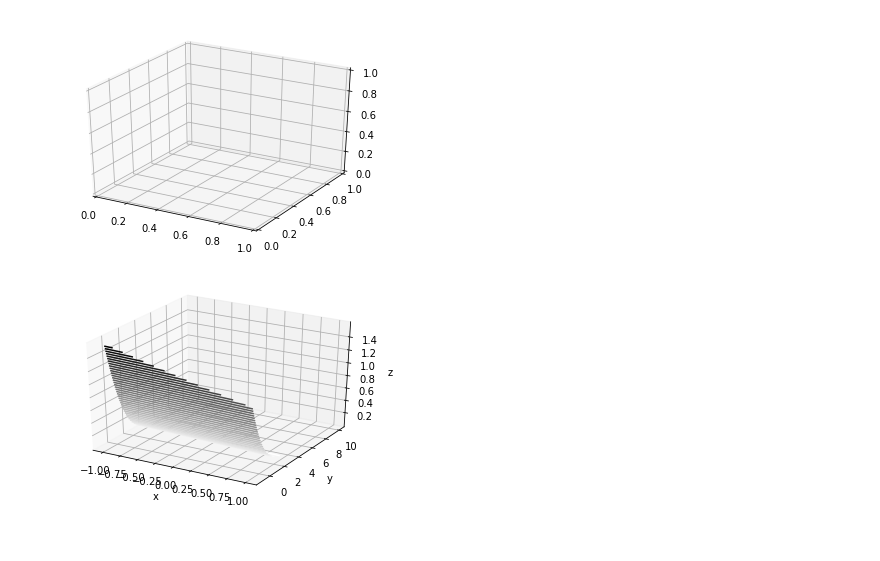
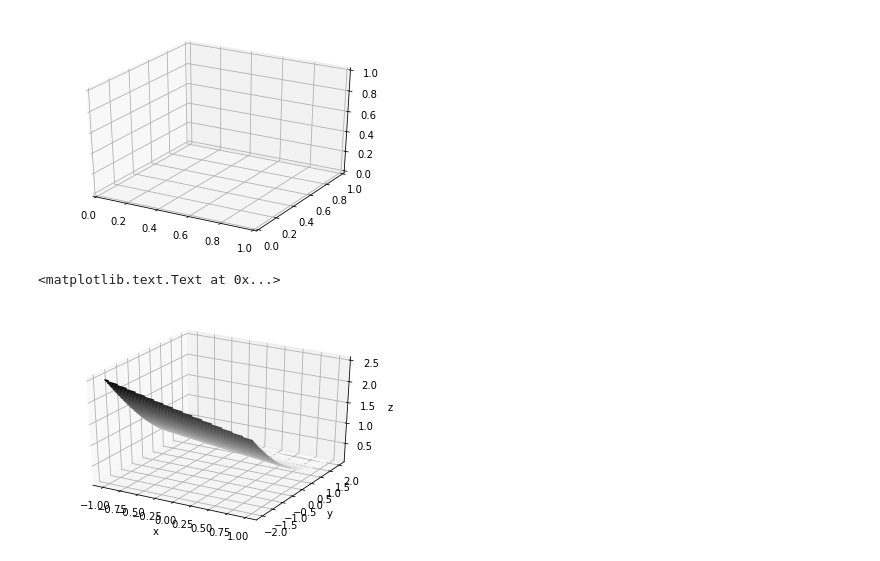
Before and after one commit to hackintoshrao/blog-posts, a Jupyter notebook: Neural Nets/Building Neural Nets From Scratch/Part 2/code/gradient_descent_visualization.ipynb, the cells around one changed output. Cells and saved outputs as stored; diff of their text form; code cells hidden in the pictures.

```diff
--- a/Neural Nets/Building Neural Nets From Scratch/Part 2/code/gradient_descent_visualization.ipynb
+++ b/Neural Nets/Building Neural Nets From Scratch/Part 2/code/gradient_descent_visualization.ipynb
@@ -6,14 +6,15 @@ import math
 import numpy as np
 # Fetch the data
 url = "https://raw.githubusercontent.com/hackintoshrao/blog-posts/master/Neural%20Nets/Building%20Neural%20Nets%20From%20Scratch/Part%202/code/HR_comma_sep.csv"
+s = requests.get(url).content
 data = pd.read_csv(io.StringIO(s.decode('utf-8')))
 
 subset_data = data.filter(["satisfaction_level","left"],axis=1)
-training_examples = new.drop(["left"], axis=1)
+training_examples = subset_data.drop(["left"], axis=1)
 
 training_data = training_examples.values
-
+training_data = training_data[:1000]
 labels = subset_data.filter(["left"],axis=1).values
-
+labels = labels[:1000]
 print(training_examples.head())
 # %% [output]
@@ -26,8 +27,8 @@ print(training_examples.head())
 # %%
 ## The sigmoid function adjusts the cost function hypotheses to adjust the algorithm proportionally for worse estimations
 def Sigmoid(z):
-	G_of_Z = float(1.0 / float((1.0 + math.exp(-1.0*z))))
-	return G_of_Z
+    G_of_Z = float(1.0 / float((1.0 + math.exp(-1.0*z))))
+    return G_of_Z
 
 ##The hypothesis is the linear combination of all the known factors x[i] and their current estimated coefficients theta[i]
 ##This hypothesis will be used to calculate each instance of the Cost Function
@@ -43,10 +44,10 @@ def Hypothesis(theta, x, bias):
 ##The Y = 0 cost function punishes high probability estimations, and the Y = 1 it punishes low scores
 ##The "punishment" makes the change in the gradient of ThetaCurrent - Average(CostFunction(Dataset)) greater
 def Cost_Function(X,Y,theta, m, bias):
-	sumOfErrors = 0
-	for i in xrange(m):
-		xi = X[i]
-		hi = Hypothesis(theta, xi, bias)
+    sumOfErrors = 0
+    for i in xrange(m):
+        xi = X[i]
+        hi = Hypothesis(theta, xi, bias)
         #print("Hypothesis: ",hi)
         if Y[i] == 1:
             error = Y[i] * math.log(hi)
@@ -54,10 +55,11 @@ def Cost_Function(X,Y,theta, m, bias):
             error = (1-Y[i]) * math.log(1-hi)
         sumOfErrors += error
         #print("error: ", error)
-	const = -1/m
-	J = const * sumOfErrors
-	#print 'cost is ', J
-	return J
+    const = -1./ m
+    J = const * sumOfErrors
+    #print 'cost is ', J
+    #print 'sum errors: ', sumOfErrors
+    return J
 # %%
 from mpl_toolkits import mplot3d
 %matplotlib inline
@@ -69,22 +71,23 @@ ax = plt.axes(projection='3d')
 # %% [output]
 [figure]
 # %%
-x = np.linspace(-1, 1, 100)
-y = np.linspace(-1, 10, 100)
+x = np.linspace(-1, 1, 20)
+y = np.linspace(-2, 2, 20)
 
 W1, B = np.meshgrid(x, y)
 
-Z = np.zeros((100, 100))
+Z = np.zeros((20, 20))
 for i in range(len(W1)):
     for j in range(len(W1)):
-        Z[i, j] = Cost_Function(training_data, labels, [W1[i,j]], len(arr), B[i,j])
+        Z[i, j] = Cost_Function(training_data, labels, [W1[i,j]], len(training_data), B[i,j])
 
 
 fig = plt.figure()
 ax = plt.axes(projection='3d')
 ax.contour3D(W1, B, Z, 50, cmap='binary')
 ax.set_xlabel('x')
 ax.set_ylabel('y')
-ax.set_zlabel('z');
+ax.set_zlabel('z')
 # %% [output]
+<matplotlib.text.Text at 0x...>
-[figure, old version]
+[figure, new version]
```
Also changed, not shown: parts of 1 cell of this notebook.
